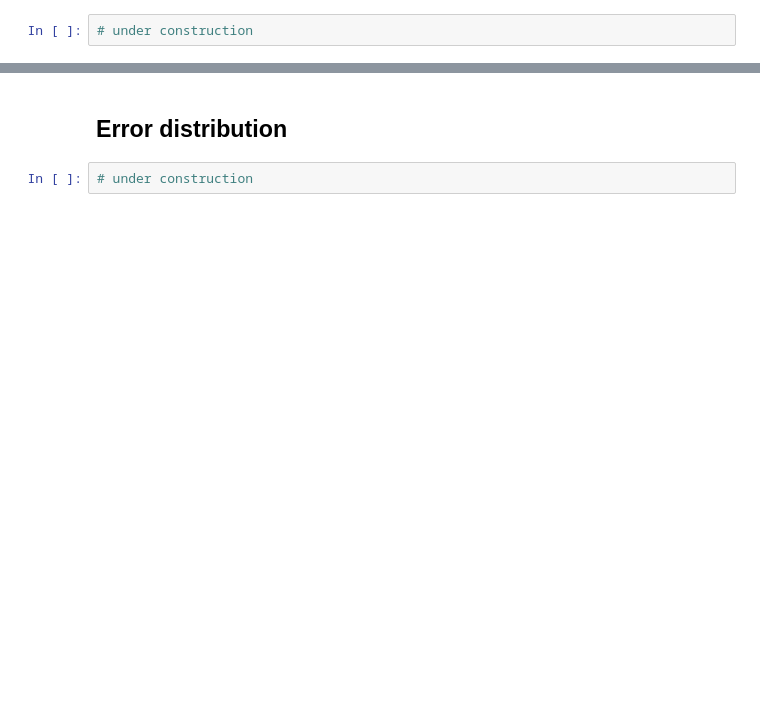
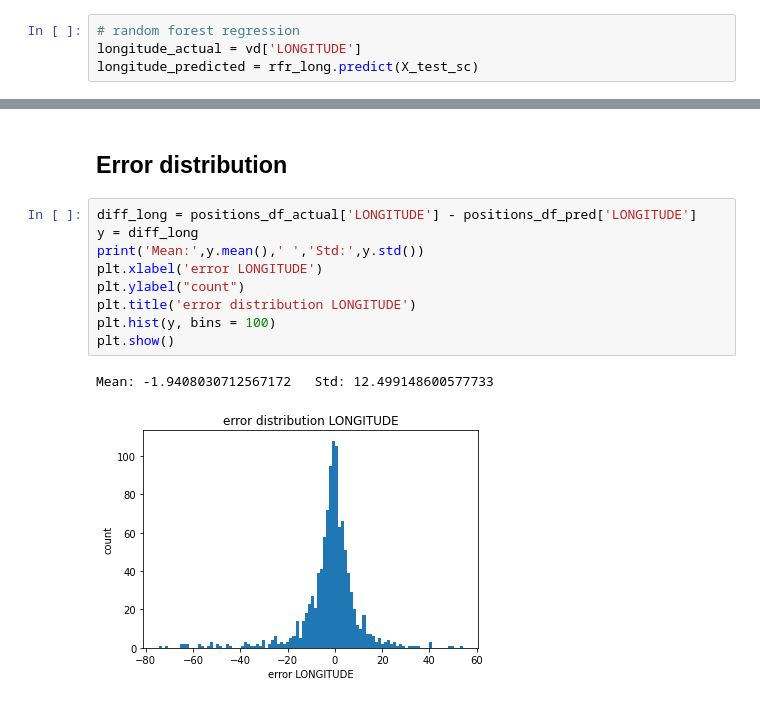
Before and after one commit to vk1408/UJIIndoorLoc, a Jupyter notebook: UJIIndoorLoc.ipynb, the cells around one changed output, grey strips where cells are left out. Cells and saved outputs as stored; diff of their text form; blank space fills up the shorter version.

```diff
--- a/UJIIndoorLoc.ipynb
+++ b/UJIIndoorLoc.ipynb
@@ -830,4 +902,6 @@ r2_score(y_test, y_pred)
 # %% [markdown]
 ## Predicted positions vs actual positions
 # %%
-# under construction
+# random forest regression
+longitude_actual = vd['LONGITUDE']
+longitude_predicted = rfr_long.predict(X_test_sc)
@@ -834,4 +933,14 @@ r2_score(y_test, y_pred)
 # %% [markdown]
 ## Error distribution
-# %%
-# under construction
+# %%
+diff_long = positions_df_actual['LONGITUDE'] - positions_df_pred['LONGITUDE']
+y = diff_long
+print('Mean:',y.mean(),' ','Std:',y.std())
+plt.xlabel('error LONGITUDE')
+plt.ylabel("count")
+plt.title('error distribution LONGITUDE')
+plt.hist(y, bins = 100)
+plt.show()
+# %% [output]
+Mean: -1.9408030712567172   Std: 12.499148600577733
+[figure, added]
```
Also changed, not shown: parts of 54 cells of this notebook, 1 other file.
